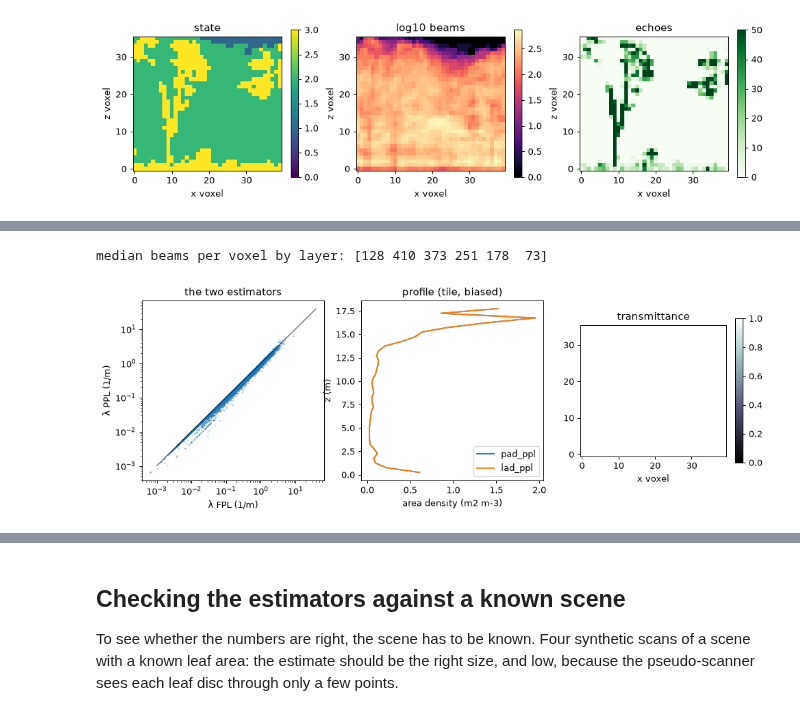
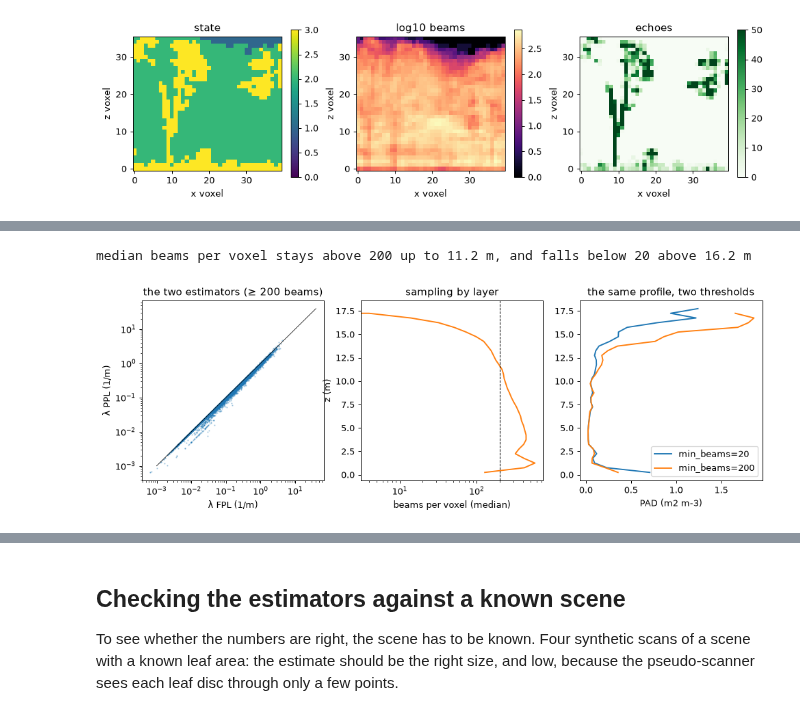
Before and after one commit to UQ-EORC/Sylva, a Jupyter notebook: docs/examples/09_voxels.ipynb, the cells around one changed output, grey strips where cells are left out. Drawn from its saved outputs; the diff is of its cells as text; code cells hidden in the pictures.

```diff
--- a/docs/examples/09_voxels.ipynb
+++ b/docs/examples/09_voxels.ipynb
@@ -69,16 +69,20 @@ magnitude.
 # %%
-ok = (grid.num_beams >= 100) & (grid.num_hits > 0)
+beams = np.median(grid.num_beams, axis=(1, 2))
 z = grid.z_levels() + 0.25
 fig, ax = plt.subplots(1, 3, figsize=(13, 3.8))
-ax[0].loglog(grid.attenuation_fpl[ok], grid.attenuation_ppl[ok], ".", ms=1.5, alpha=0.3)
+ax[0].loglog(grid.attenuation_fpl[(grid.num_beams >= 200) & (grid.num_hits > 0)],
+             grid.attenuation_ppl[(grid.num_beams >= 200) & (grid.num_hits > 0)], ".", ms=1.5, alpha=0.3)
 ax[0].plot([1e-3, 40], [1e-3, 40], "k", lw=0.6)
-ax[0].set(xlabel="λ FPL (1/m)", ylabel="λ PPL (1/m)", title="the two estimators")
-for name in ("pad_ppl", "lad_ppl"):
-    ax[1].plot(grid.profile(name, min_beams=100), z, label=name)
-ax[1].set(xlabel="area density (m2 m-3)", ylabel="z (m)", title="profile (tile, biased)"); ax[1].legend()
-im = ax[2].imshow(grid.transmittance[:, j, :], origin="lower", cmap="bone", vmin=0, vmax=1)
-ax[2].set(title="transmittance", xlabel="x voxel"); fig.colorbar(im, ax=ax[2], shrink=0.8)
-print("median beams per voxel by layer:", np.median(grid.num_beams, axis=(1, 2)).astype(int)[::6])
+ax[0].set(xlabel="λ FPL (1/m)", ylabel="λ PPL (1/m)", title="the two estimators (≥ 200 beams)")
+ax[1].plot(beams, z, "C1")
+ax[1].axvline(200, color="k", ls="--", lw=0.8)
+ax[1].set(xscale="log", xlabel="beams per voxel (median)", ylabel="z (m)", title="sampling by layer")
+for mb in (20, 200):
+    ax[2].plot(grid.profile("pad_ppl", min_beams=mb), z, label=f"min_beams={mb}")
+ax[2].set(xlabel="PAD (m2 m-3)", title="the same profile, two thresholds"); ax[2].legend()
+usable = z[beams >= 200].max()
+print(f"median beams per voxel stays above 200 up to {usable:.1f} m, and falls below 20 above "
+      f"{z[beams >= 20].max():.1f} m")
 # %% [output]
-median beams per voxel by layer: [128 410 373 251 178  73]
+median beams per voxel stays above 200 up to 11.2 m, and falls below 20 above 16.2 m
-[figure, old version]
+[figure, new version]
```
Also changed, not shown: parts of 4 cells of this notebook, 12 other files.
